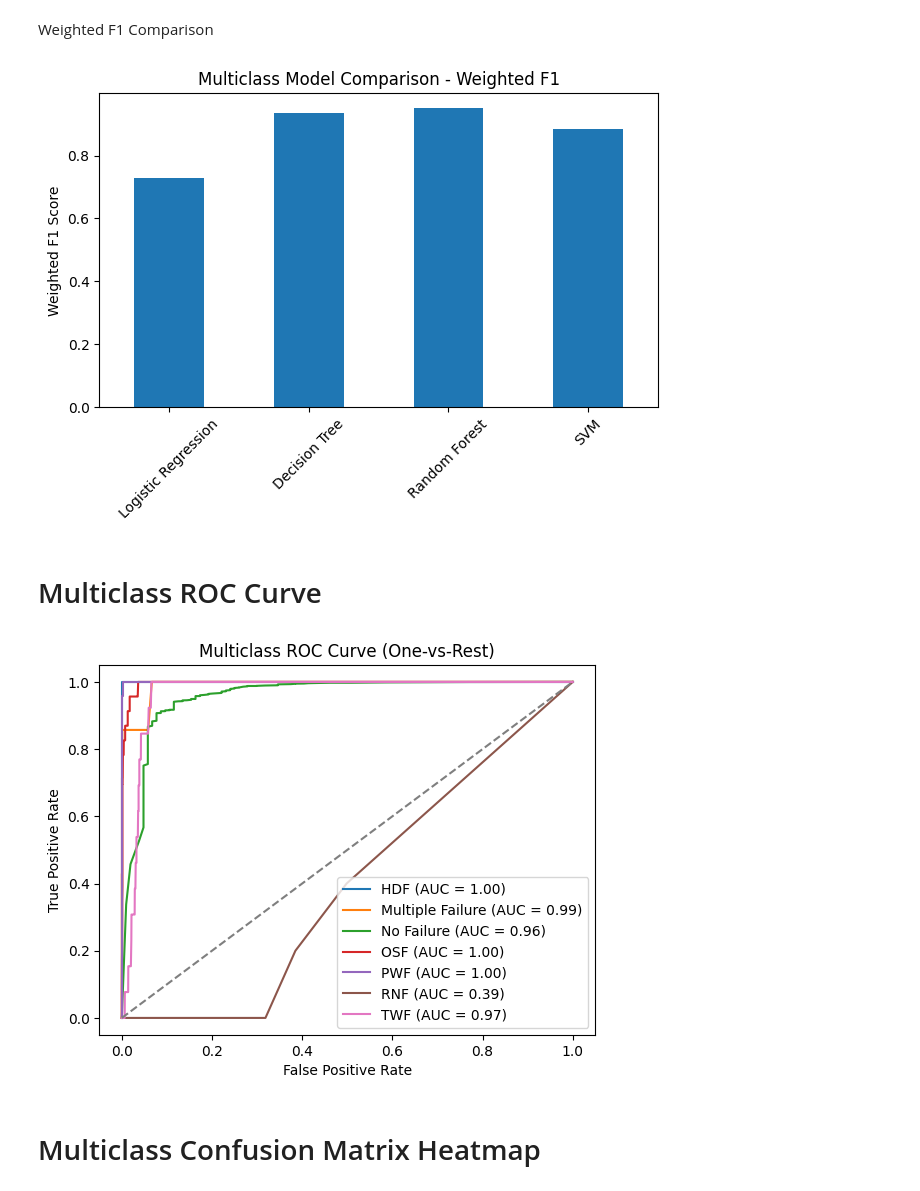
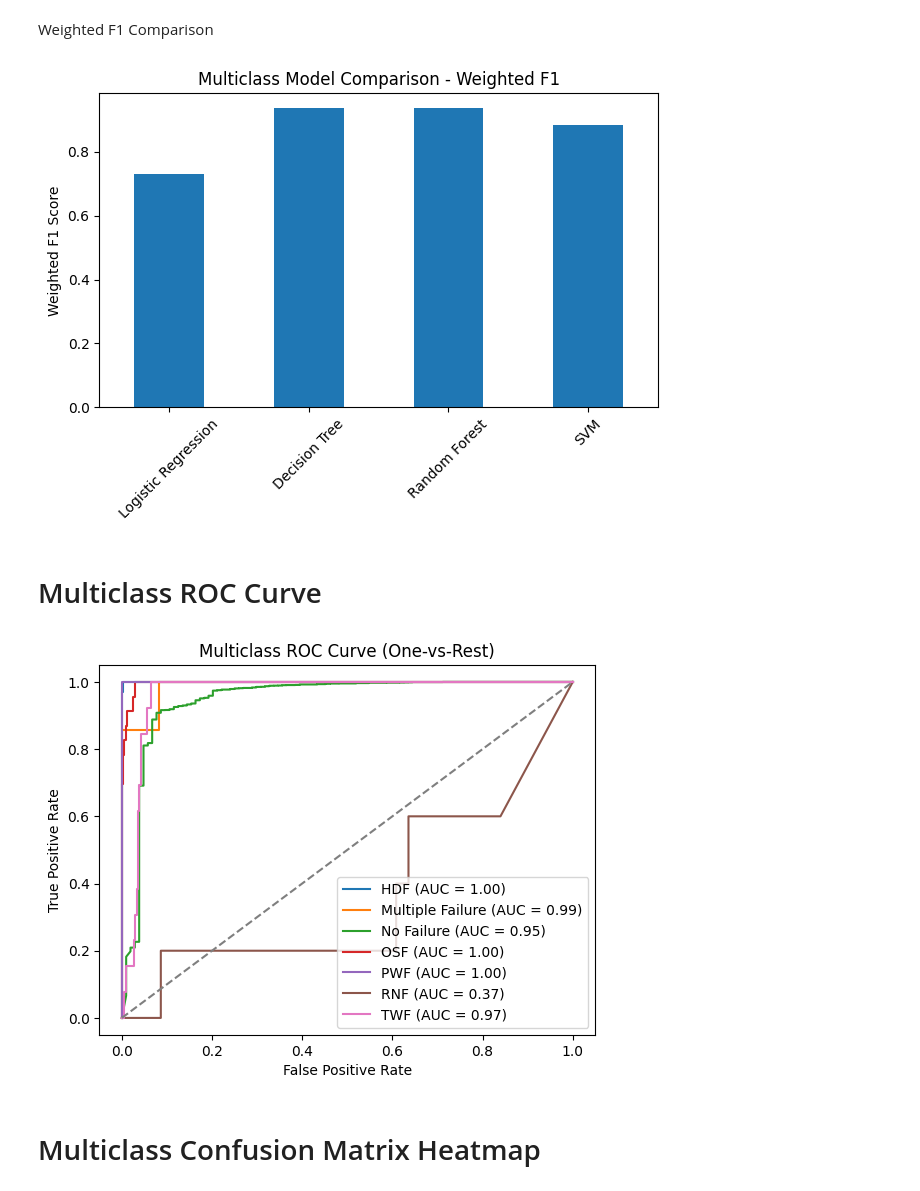
Before and after one commit to LaMinMaung193/AI-Assisted-Predictive-Maintenance, a Jupyter notebook: notebooks/03b_model_training_Multiclass.ipynb, the cells around one changed output. Cells and saved outputs as stored; diff of their text form; code cells hidden in the pictures.

Commit message:
retrain and update best_model_multiclass.pkl.

```diff
--- a/notebooks/03b_model_training_Multiclass.ipynb
+++ b/notebooks/03b_model_training_Multiclass.ipynb
@@ -12,10 +12,6 @@ Xm_train, Xm_test, ym_train, ym_test = joblib.load(
 print(ym_train.value_counts())
 
 from sklearn.preprocessing import StandardScaler
-
-scaler = StandardScaler()
-Xm_train = scaler.fit_transform(Xm_train)
-Xm_test = scaler.transform(Xm_test)
 # %% [output]
 Failure Type
 PWF                 6611
@@ -151,14 +147,14 @@ Multiple Failure       0.25      0.57      0.35         7
 from sklearn.ensemble import RandomForestClassifier
 from sklearn.metrics import accuracy_score, f1_score, classification_report
 # %%
-def get_rf_multi():
-    return RandomForestClassifier(
-        n_estimators=200,
-        class_weight="balanced",
-        random_state=42,
-        n_jobs=-1
-    )
+rf_m = Pipeline([
+    ("scaler", StandardScaler()),
+    ("model", RandomForestClassifier(
+        n_estimators=300,
+        max_depth=12,
+        random_state=42
+    ))
+])
 # %%
-rf_m = get_rf_multi()
 rf_m.fit(Xm_train, ym_train)
 # %% [output]
@@ -317,9 +326,13 @@ plt.title("Multiclass Model Comparison - Weighted F1")
 plt.ylabel("Weighted F1 Score")
 plt.xticks(rotation=45)
 plt.tight_layout()
+# Ensure directory exists
+os.makedirs("../results/figures", exist_ok=True)
+# Save figure
+plt.savefig("../results/figures/Multiclass Model Comparison_Weighted F1.png", dpi=300, bbox_inches="tight")
 plt.show()
 # %% [output]
-[figure, old version]
+[figure, new version]
 # %% [markdown]
 # Multiclass ROC Curve
 # %%
@@ -337,19 +350,23 @@ ym_test_bin = label_binarize(ym_test, classes=classes)
 # %%
 plt.figure()
 
 for i, class_name in enumerate(classes):
     fpr, tpr, _ = roc_curve(ym_test_bin[:, i], rf_probs[:, i])
     roc_auc = auc(fpr, tpr)
     plt.plot(fpr, tpr, label=f"{class_name} (AUC = {roc_auc:.2f})")
 
 plt.plot([0, 1], [0, 1], linestyle="--")
 plt.xlabel("False Positive Rate")
 plt.ylabel("True Positive Rate")
 plt.title("Multiclass ROC Curve (One-vs-Rest)")
 plt.legend()
+# Ensure directory exists
+os.makedirs("../results/figures", exist_ok=True)
+# Save figure
+plt.savefig("../results/figures/Multiclass ROC Curve (One-vs-Rest).png", dpi=300, bbox_inches="tight")
 plt.show()
 # %% [output]
-[figure, old version]
+[figure, new version]
 # %% [markdown]
 # Multiclass Confusion Matrix Heatmap
 # %%
```
Also changed, not shown: parts of 10 cells of this notebook.
